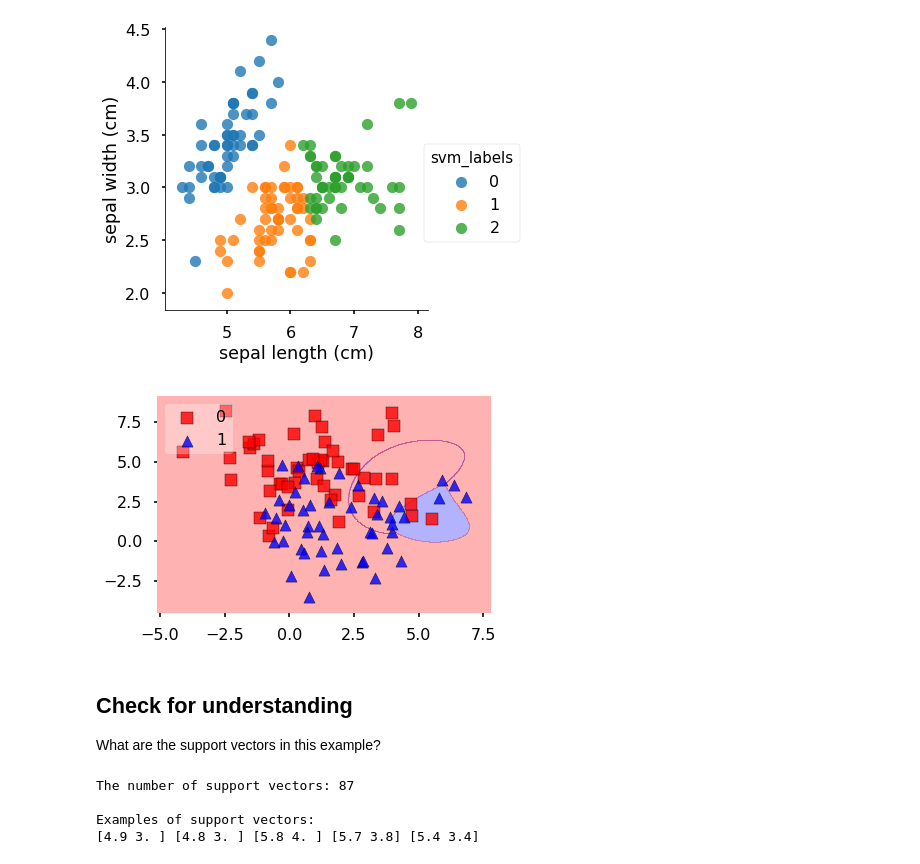
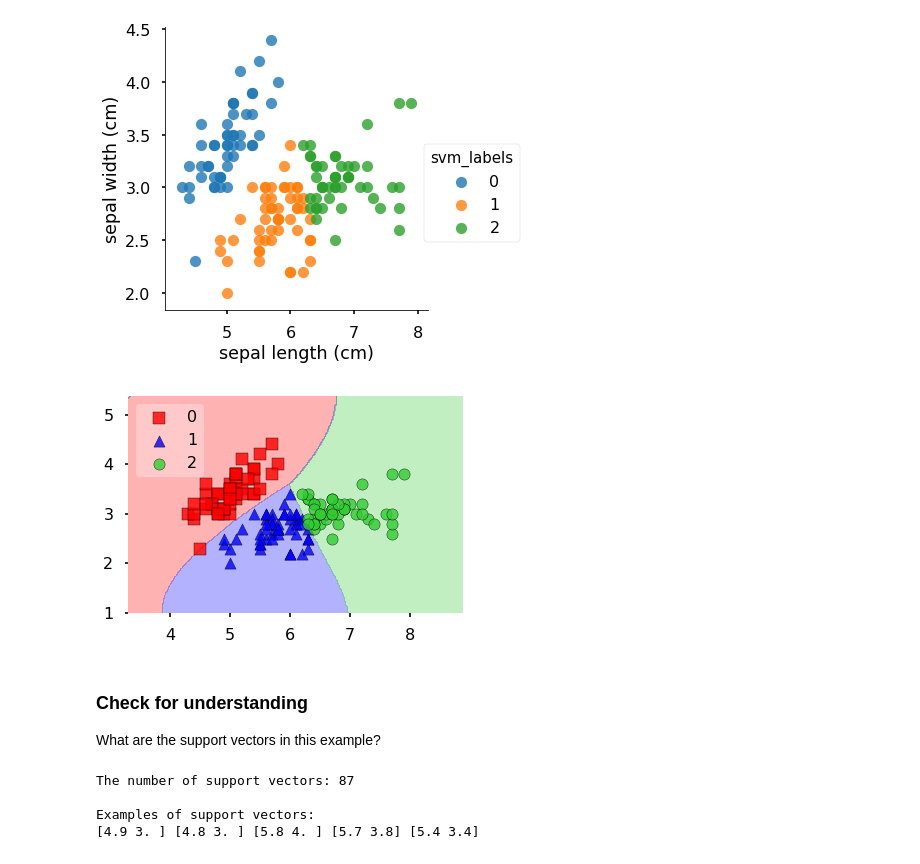
Before and after one commit to artificyan/svm-intro, a Jupyter notebook: svm-intro.ipynb, the cells around one changed output. Cells and saved outputs as stored; diff of their text form; code cells hidden in the pictures.

```diff
--- a/svm-intro.ipynb
+++ b/svm-intro.ipynb
@@ -275,17 +279,16 @@ svm_plot = sns.lmplot(data=df, x='sepal length (cm)', y='sepal width (cm)',
 # %%
 # Plot the decision bounds
 from mlxtend.plotting import plot_decision_regions
 
 plot_decision_regions(X=X,
-                      y=y,
-                      #y=predicted,
+#                       y=y,
+                      y=predicted,
                       clf=clf,
                       legend=2);
 # %% [output]
-[figure, old version]
+[figure, new version]
 # %% [markdown]
-Check for understanding
--------
+### Check for understanding
 
 What are the support vectors in this example?
 # %%
```
Also changed, not shown: parts of 13 cells of this notebook.
